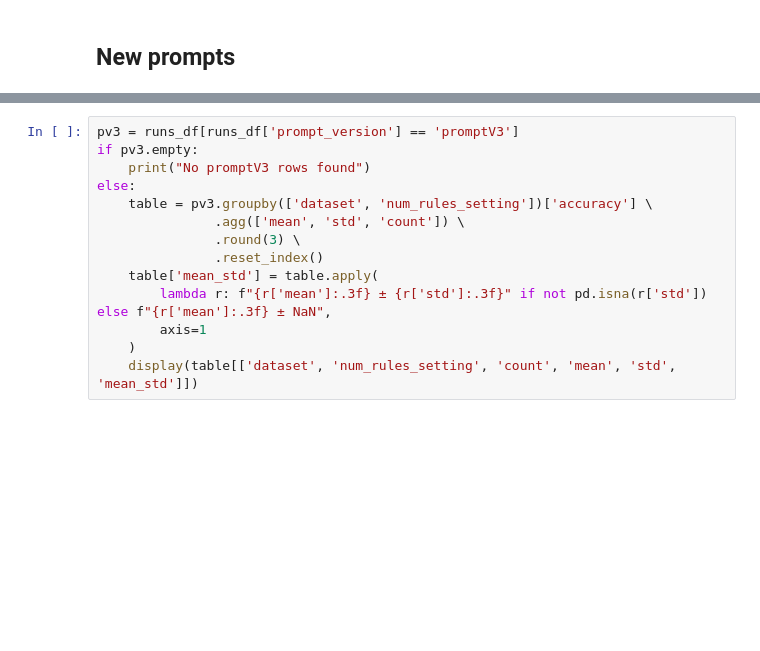
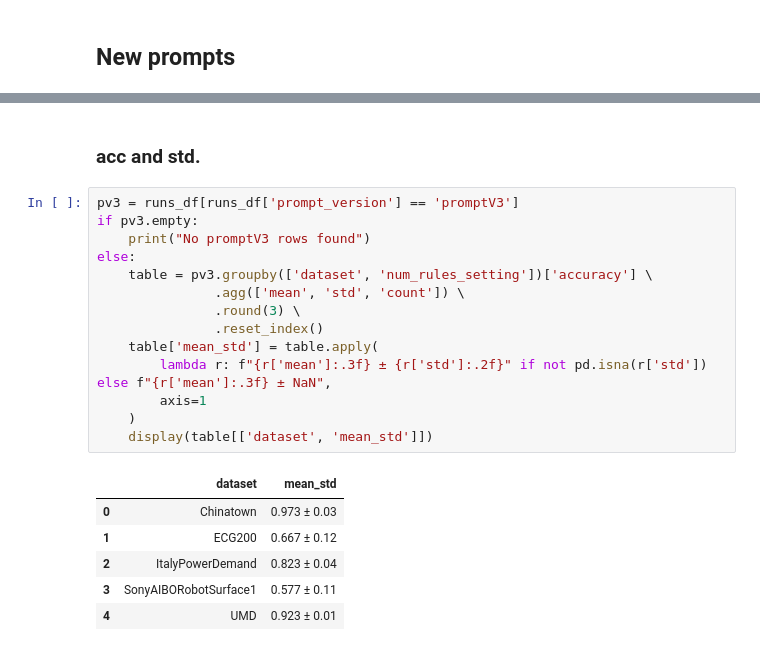
Before and after one commit to ChristianBontveit/TSC_LLM_rules, a Jupyter notebook: results/llm_results/analyze_rule_text.ipynb, the cells around one changed output, grey strips where cells are left out. Drawn from its saved outputs; the diff is of its cells as text; blank space fills up the shorter version.

Commit message:
analyze_rule_text minor additions

```diff
--- a/results/llm_results/analyze_rule_text.ipynb
+++ b/results/llm_results/analyze_rule_text.ipynb
@@ -244,14 +331,23 @@ plot_trend_per_dataset_with_legend(subset_italy_3, 'num_words', 'Number of words
+# %% [markdown]
+### acc and std.
 # %%
 pv3 = runs_df[runs_df['prompt_version'] == 'promptV3']
 if pv3.empty:
     print("No promptV3 rows found")
 else:
     table = pv3.groupby(['dataset', 'num_rules_setting'])['accuracy'] \
                .agg(['mean', 'std', 'count']) \
                .round(3) \
                .reset_index()
     table['mean_std'] = table.apply(
-        lambda r: f"{r['mean']:.3f} ± {r['std']:.3f}" if not pd.isna(r['std']) else f"{r['mean']:.3f} ± NaN",
+        lambda r: f"{r['mean']:.3f} ± {r['std']:.2f}" if not pd.isna(r['std']) else f"{r['mean']:.3f} ± NaN",
         axis=1
     )
-    display(table[['dataset', 'num_rules_setting', 'count', 'mean', 'std', 'mean_std']])
+    display(table[['dataset', 'mean_std']])
+# %% [output]
+|  | dataset | mean_std |
+| 0 | Chinatown | 0.973 ± 0.03 |
+| 1 | ECG200 | 0.667 ± 0.12 |
+| 2 | ItalyPowerDemand | 0.823 ± 0.04 |
+| 3 | SonyAIBORobotSurface1 | 0.577 ± 0.11 |
+| 4 | UMD | 0.923 ± 0.01 |
```
Also changed, not shown: parts of 13 cells of this notebook.
